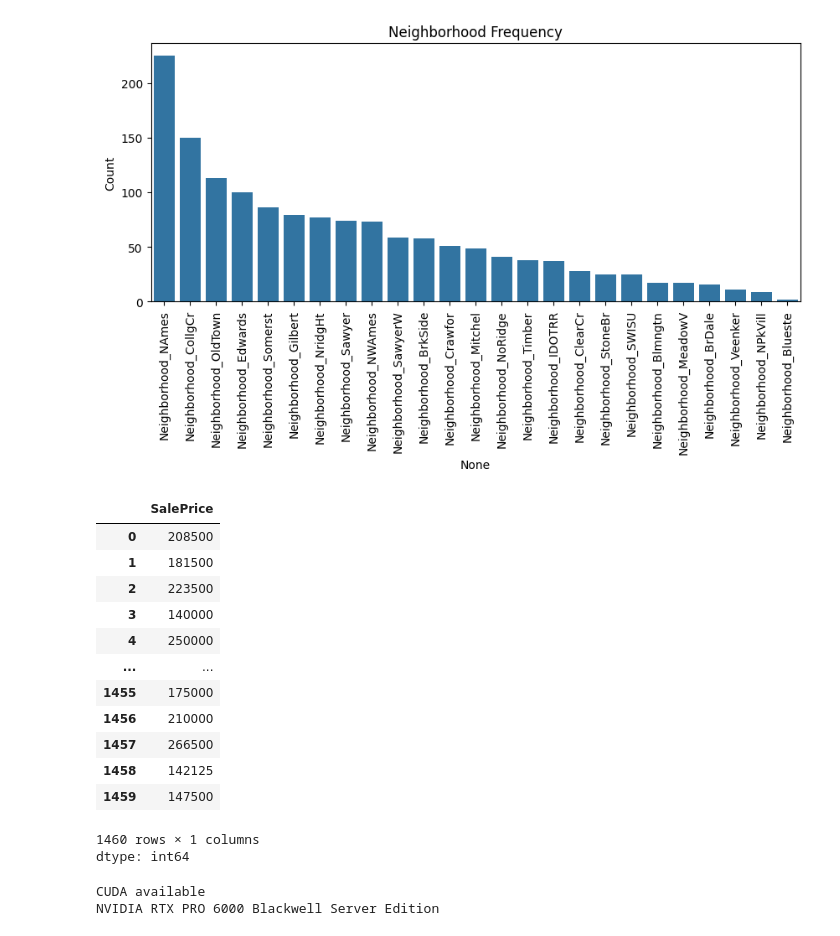
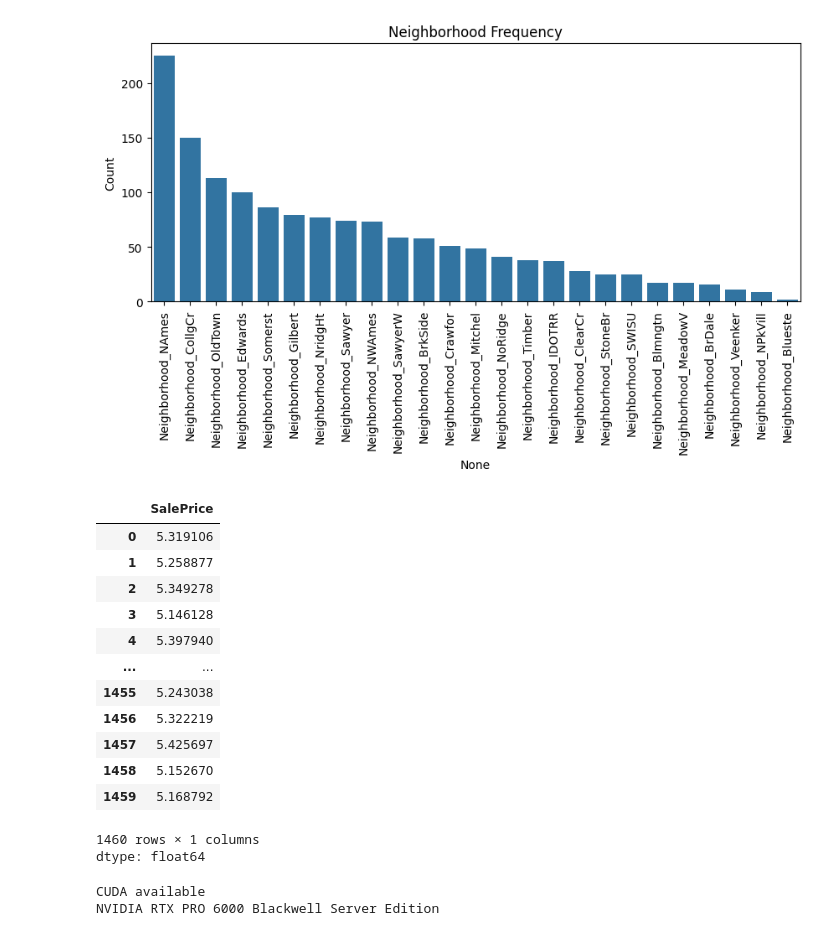
Before and after one commit to dana-fatemeh/Final-ML-Project, a Jupyter notebook: final-prj.ipynb, the cells around one changed output. Saved outputs shown, nothing was run; the diff lists cells and outputs as text; code cells hidden in the pictures.

```diff
--- a/final-prj.ipynb
+++ b/final-prj.ipynb
@@ -246,48 +255,48 @@ from sklearn.impute import SimpleImputer
 from sklearn.metrics import mean_absolute_error, r2_score, mean_squared_error
 import time
 from tabulate import tabulate
 
 # Set 'SalePrice' as y
-# y = np.log(data['SalePrice'] if 'SalePrice' in data.columns else None)
-y = data['SalePrice'] if 'SalePrice' in data.columns else None
+y = np.log10(data['SalePrice'] if 'SalePrice' in data.columns else None)
+# y = data['SalePrice'] if 'SalePrice' in data.columns else None
 X = data.drop(columns=['SalePrice']) if 'SalePrice' in data.columns else data.copy()
 
 
 if y is not None:
     # Impute missing values (if any)
     imputer = SimpleImputer(strategy='most_frequent')
     X_imputed = imputer.fit_transform(X)
     # Scale features
     scaler = StandardScaler()
     X_scaled = scaler.fit_transform(X_imputed)
     # Train/test split
     X_train_hierarchical, X_test_hierarchical, y_train_hierarchical, y_test_hierarchical = train_test_split(X_scaled, y.values, test_size=0.2, random_state=1234)
 
     X_total = X_train_hierarchical
     y_total = y_train_hierarchical
 
     X_train, X_test, y_train, y_test = train_test_split(X_total, y_total, test_size=0.2, random_state=1234)
 
 # Displays Final engineered data:
 pd.set_option('display.max_colwidth', None) # Don't cut off text inside cells
 pd.set_option('display.max_columns', 300) # shows all the columns
 pd.set_option('display.expand_frame_repr', False) # Don't wrap to new lines
 y
 # %% [output]
 |  | SalePrice |
-| 0 | 208500 |
-| 1 | 181500 |
-| 2 | 223500 |
-| 3 | 140000 |
-| 4 | 250000 |
+| 0 | 5.319106 |
+| 1 | 5.258877 |
+| 2 | 5.349278 |
+| 3 | 5.146128 |
+| 4 | 5.397940 |
 | ... | ... |
-| 1455 | 175000 |
-| 1456 | 210000 |
-| 1457 | 266500 |
-| 1458 | 142125 |
-| 1459 | 147500 |
+| 1455 | 5.243038 |
+| 1456 | 5.322219 |
+| 1457 | 5.425697 |
+| 1458 | 5.152670 |
+| 1459 | 5.168792 |
 1460 rows × 1 columns
-dtype: int64
+dtype: float64
 # %%
 torch.manual_seed(50) # this makes results reproducable
 
```
Also changed, not shown: parts of 9 cells of this notebook, 1 other file.
